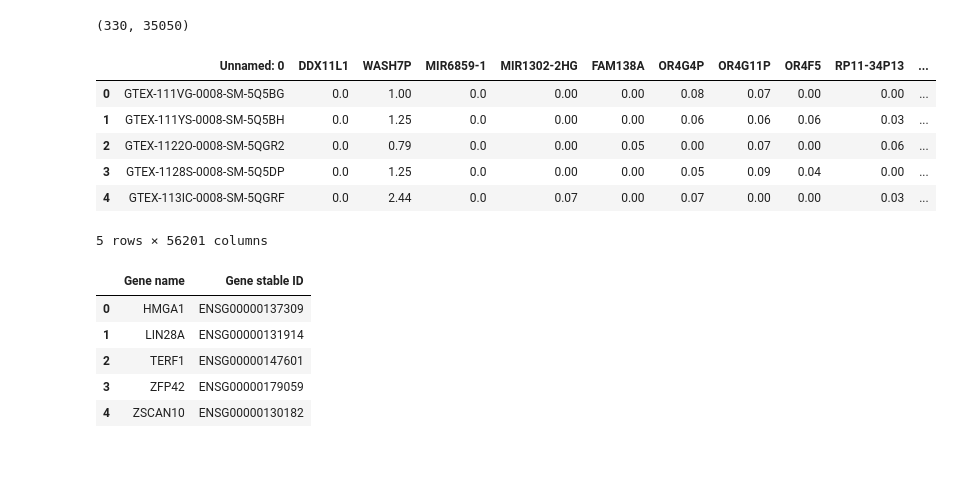
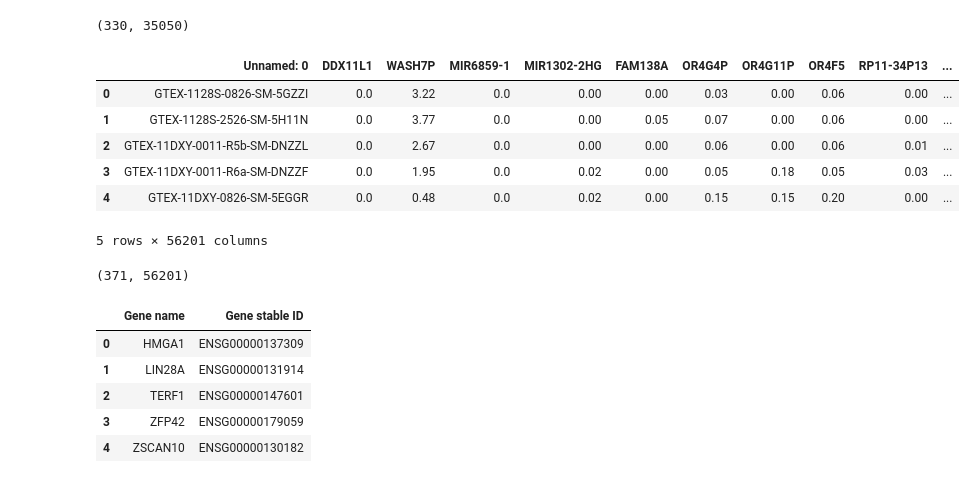
Before and after one commit to moqri/iPSC-scoring, a Jupyter notebook: notebooks/classifier_data_formatting.ipynb, the cells around one changed output. Saved outputs shown, nothing was run; the diff lists cells and outputs as text; code cells hidden in the pictures.

```diff
--- a/notebooks/classifier_data_formatting.ipynb
+++ b/notebooks/classifier_data_formatting.ipynb
@@ -19,16 +19,20 @@ ipsc_trans.shape
 # %% [output]
 (330, 35050)
 # %%
-fib_trans = pd.read_csv(data+'fib_tpm.csv.gz', compression='gzip')
-fib_trans.head()
+nonipsc_trans = pd.read_csv(data+'all_tpm.csv.gz', compression='gzip')
+nonipsc_trans.head()
 # %% [output]
 |  | Unnamed: 0 | DDX11L1 | WASH7P | MIR6859-1 | MIR1302-2HG | FAM138A | OR4G4P | OR4G11P | OR4F5 | RP11-34P13 | ... |
-| 0 | GTEX-111VG-0008-SM-5Q5BG | 0.0 | 1.00 | 0.0 | 0.00 | 0.00 | 0.08 | 0.07 | 0.00 | 0.00 | ... |
-| 1 | GTEX-111YS-0008-SM-5Q5BH | 0.0 | 1.25 | 0.0 | 0.00 | 0.00 | 0.06 | 0.06 | 0.06 | 0.03 | ... |
-| 2 | GTEX-1122O-0008-SM-5QGR2 | 0.0 | 0.79 | 0.0 | 0.00 | 0.05 | 0.00 | 0.07 | 0.00 | 0.06 | ... |
-| 3 | GTEX-1128S-0008-SM-5Q5DP | 0.0 | 1.25 | 0.0 | 0.00 | 0.00 | 0.05 | 0.09 | 0.04 | 0.00 | ... |
-| 4 | GTEX-113IC-0008-SM-5QGRF | 0.0 | 2.44 | 0.0 | 0.07 | 0.00 | 0.07 | 0.00 | 0.00 | 0.03 | ... |
+| 0 | GTEX-1128S-0826-SM-5GZZI | 0.0 | 3.22 | 0.0 | 0.00 | 0.00 | 0.03 | 0.00 | 0.06 | 0.00 | ... |
+| 1 | GTEX-1128S-2526-SM-5H11N | 0.0 | 3.77 | 0.0 | 0.00 | 0.05 | 0.07 | 0.00 | 0.06 | 0.00 | ... |
+| 2 | GTEX-11DXY-0011-R5b-SM-DNZZL | 0.0 | 2.67 | 0.0 | 0.00 | 0.00 | 0.06 | 0.00 | 0.06 | 0.01 | ... |
+| 3 | GTEX-11DXY-0011-R6a-SM-DNZZF | 0.0 | 1.95 | 0.0 | 0.02 | 0.00 | 0.05 | 0.18 | 0.05 | 0.03 | ... |
+| 4 | GTEX-11DXY-0826-SM-5EGGR | 0.0 | 0.48 | 0.0 | 0.02 | 0.00 | 0.15 | 0.15 | 0.20 | 0.00 | ... |
 5 rows × 56201 columns
+# %%
+nonipsc_trans.shape
+# %% [output]
+(371, 56201)
 # %%
 # get most expressed tfs
 top_genes = pd.read_csv(data+'top20tf_ens.csv')
```
Also changed, not shown: parts of 21 cells of this notebook, 6 other files.
